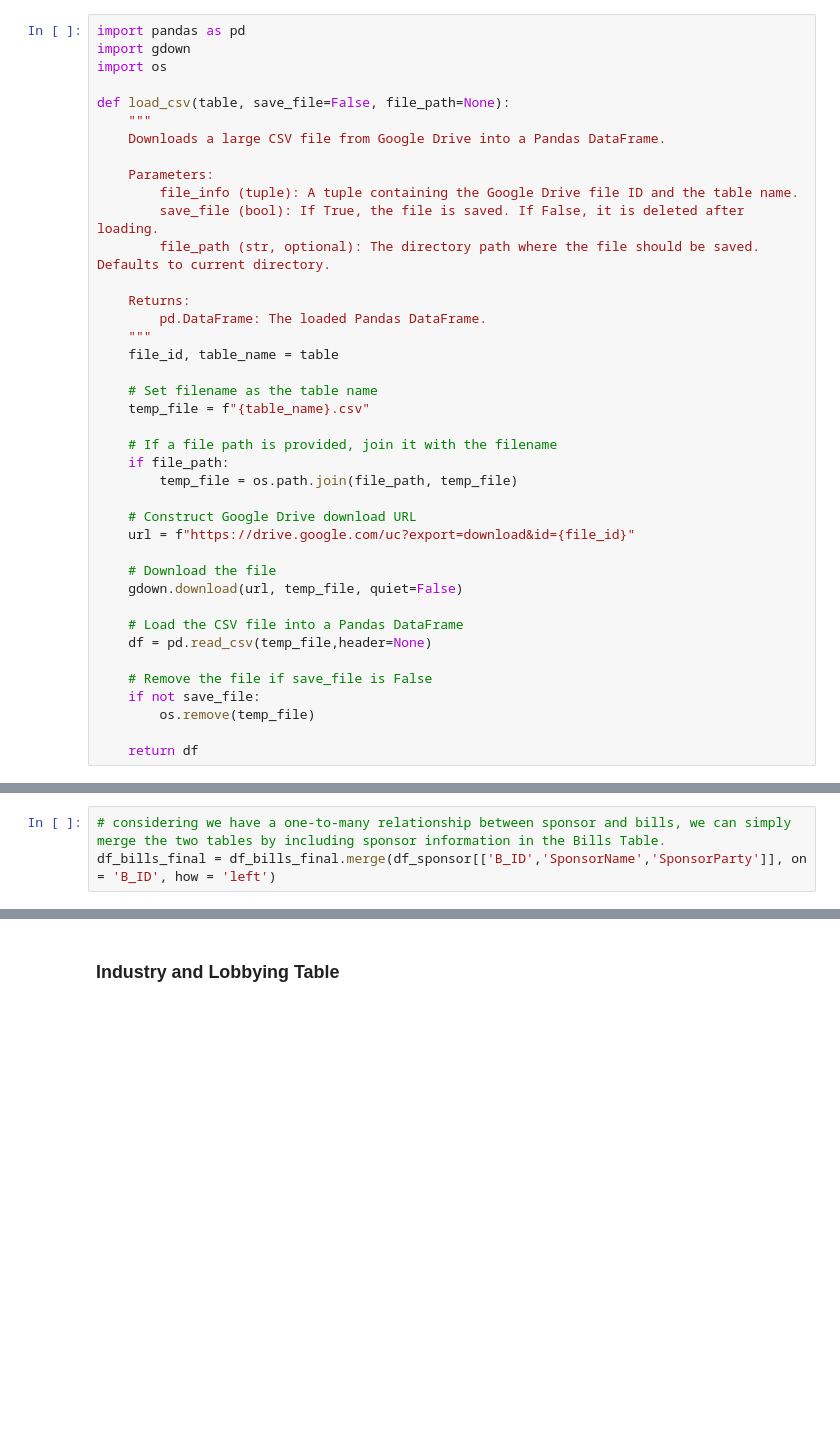
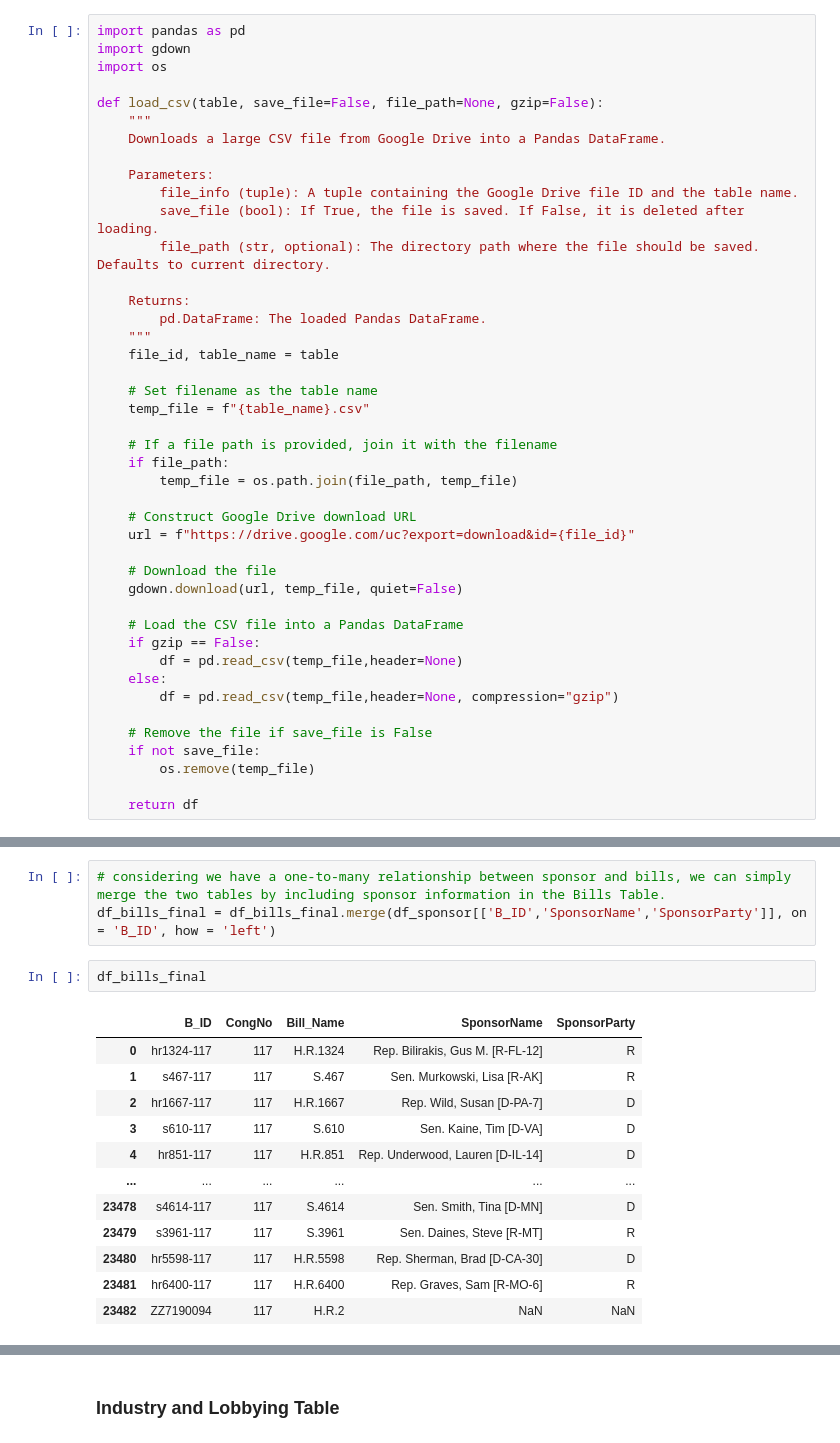
Before and after one commit to deerhjorth/master_thesis25, a Jupyter notebook: data_cleaning.ipynb, the cells around one changed output, grey strips where cells are left out. Saved outputs shown, nothing was run; the diff lists cells and outputs as text; blank space fills up the shorter version.

```diff
--- a/data_cleaning.ipynb
+++ b/data_cleaning.ipynb
@@ -55,7 +56,7 @@ import pandas as pd
 import gdown
 import os
 
-def load_csv(table, save_file=False, file_path=None):
+def load_csv(table, save_file=False, file_path=None, gzip=False):
     """
     Downloads a large CSV file from Google Drive into a Pandas DataFrame.
 
@@ -83,7 +84,10 @@ def load_csv(table, save_file=False, file_path=None):
     gdown.download(url, temp_file, quiet=False)
 
     # Load the CSV file into a Pandas DataFrame
-    df = pd.read_csv(temp_file,header=None)
+    if gzip == False:
+        df = pd.read_csv(temp_file,header=None)
+    else:
+        df = pd.read_csv(temp_file,header=None, compression="gzip")
 
     # Remove the file if save_file is False
     if not save_file:
@@ -606,3 +606,18 @@ duplicated_bills
 # %%
 # considering we have a one-to-many relationship between sponsor and bills, we can simply merge the two tables by including sponsor information in the Bills Table.
 df_bills_final = df_bills_final.merge(df_sponsor[['B_ID','SponsorName','SponsorParty']], on = 'B_ID', how = 'left')
+# %%
+df_bills_final
+# %% [output]
+|  | B_ID | CongNo | Bill_Name | SponsorName | SponsorParty |
+| 0 | hr1324-117 | 117 | H.R.1324 | Rep. Bilirakis, Gus M. [R-FL-12] | R |
+| 1 | s467-117 | 117 | S.467 | Sen. Murkowski, Lisa [R-AK] | R |
+| 2 | hr1667-117 | 117 | H.R.1667 | Rep. Wild, Susan [D-PA-7] | D |
+| 3 | s610-117 | 117 | S.610 | Sen. Kaine, Tim [D-VA] | D |
+| 4 | hr851-117 | 117 | H.R.851 | Rep. Underwood, Lauren [D-IL-14] | D |
+| ... | ... | ... | ... | ... | ... |
+| 23478 | s4614-117 | 117 | S.4614 | Sen. Smith, Tina [D-MN] | D |
+| 23479 | s3961-117 | 117 | S.3961 | Sen. Daines, Steve [R-MT] | R |
+| 23480 | hr5598-117 | 117 | H.R.5598 | Rep. Sherman, Brad [D-CA-30] | D |
+| 23481 | hr6400-117 | 117 | H.R.6400 | Rep. Graves, Sam [R-MO-6] | R |
+| 23482 | ZZ7190094 | 117 | H.R.2 | NaN | NaN |
```
Also changed, not shown: parts of 21 cells of this notebook, 2 other files.
